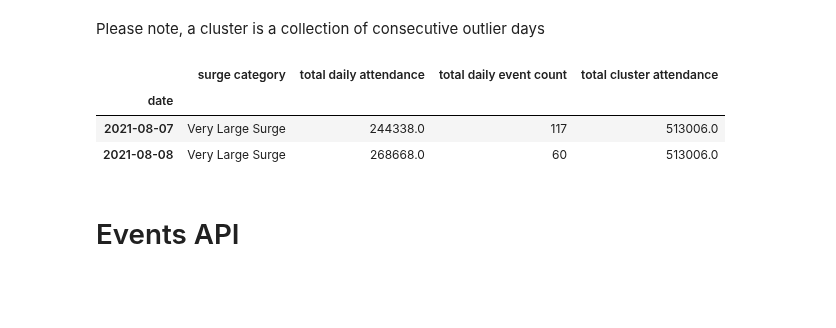
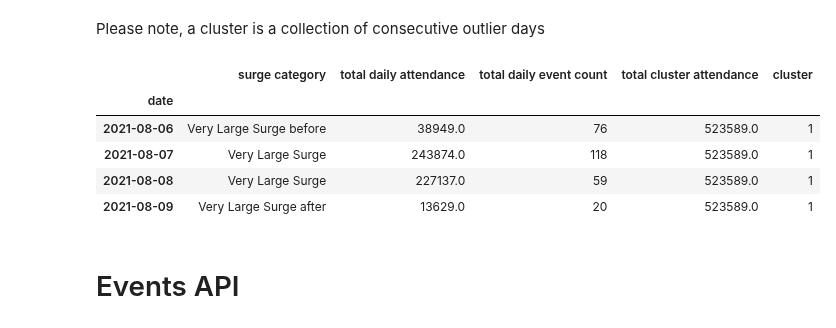
Before and after one commit to predicthq/phq-data-science-docs, a Jupyter notebook: demand-surge/demand-surge-notebook.ipynb, the cells around one changed output. Cells and saved outputs as stored; diff of their text form; code cells hidden in the pictures; blank space fills up the shorter version.

Commit message:
Expand before and after of demand surge day for event stats.

```diff
--- a/demand-surge/demand-surge-notebook.ipynb
+++ b/demand-surge/demand-surge-notebook.ipynb
@@ -281,11 +281,49 @@ print(
 Outlier dates are: ['2021-08-07', '2021-08-08']
 # %% [markdown]
 ## Checkpoint
+# %%
+# For particular day, there might be multiple day type info. For example, it could be
+# a demand surge day and it also could be the day next to another demand surge day.
+# Scores are used to distinguish the different day types, i.e., if the day is a demand surge day,
+# the day score is 0; if the day is before or after another demand surge day, the score is
+# represented by "outlier_day_score".
+outlier_day_score = {"Medium Surge":3,
+                     "Large Surge":2,
+                     "Very Large Surge":1,
+                    }
 # %%
 if identify_outlier_dates_category(df)['outlier_dates'].empty:
     print("No outlier days detected: further analyses not needed")
 
 else:
+    # if outlier days are detected, expand outlier days for events stats
+    outliers_extended = []
+    for outlier in outlier_dates_category.to_dict(orient='records'):
+        surge_category = outlier['surge_category']
+        outlier_date = outlier['outlier_dates']
+
+        outlier_day_before = outlier_date-timedelta(days=1)
+        outliers_extended.append({'outlier_dates': outlier_day_before,
+                                 'surge_category': f'{surge_category} before',
+                                 'day_score':outlier_day_score[surge_category]})
+
+        outliers_extended.append({'outlier_dates': outlier_date,
+                                     'surge_category': surge_category,
+                                 'day_score': 0})
+
+        outlier_day_after = outlier_date+timedelta(days=1)
+        outliers_extended.append({'outlier_dates': outlier_day_after,
+                                     'surge_category': f'{surge_category} after',
+                                 'day_score':outlier_day_score[surge_category]})
+
+    # Create dataframe for outlier days. For day with multiple type info, only the one
+    # with minimum score is kept.
+    outlier_dates_category = pd.DataFrame(outliers_extended).\
+                                sort_values(['outlier_dates', 'day_score']).\
+                                drop_duplicates(subset=['outlier_dates'])
+    outlier_dates_category = outlier_dates_category[['outlier_dates', 'surge_category']]
+    outlier_dates = outlier_dates_category['outlier_dates']
+
     print("At least one outlier day detected: please continue")
 # %% [output]
 At least one outlier day detected: please continue
@@ -320,26 +363,28 @@ Please note, a cluster is a collection of consecutive outlier days
 # %%
 stats = df[df.index.isin(outlier_dates)].copy()
 stats["cluster"] = (stats.index.to_series().diff() != pd.Timedelta("1d")).cumsum()
 summary_stats = stats.assign(
         phq_attendance_stats_sum_cluster=stats.groupby(
             ["cluster"]
         ).phq_attendance_stats_sum.transform("sum")
-    ).filter(regex="phq_attendance_stats_").rename(
+    ).filter(regex="phq_attendance_stats_|cluster").rename(
         columns={
             "phq_attendance_stats_sum": "total daily attendance",
             "phq_attendance_stats_count": "total daily event count",
             "phq_attendance_stats_sum_cluster": "total cluster attendance",
         }
     )
 summary_stats["surge category"] = list(outlier_dates_category['surge_category'])
 #reorder the columns
-summary_stats = summary_stats[['surge category', 'total daily attendance', 'total daily event count', 'total cluster attendance']]
+summary_stats = summary_stats[['surge category', 'total daily attendance', 'total daily event count', 'total cluster attendance', 'cluster']]
 summary_stats
 # %% [output]
-|  | surge category | total daily attendance | total daily event count | total cluster attendance |
-| date |  |  |  |  |
-| 2021-08-07 | Very Large Surge | 244338.0 | 117 | 513006.0 |
-| 2021-08-08 | Very Large Surge | 268668.0 | 60 | 513006.0 |
+|  | surge category | total daily attendance | total daily event count | total cluster attendance | cluster |
+| date |  |  |  |  |  |
+| 2021-08-06 | Very Large Surge before | 38949.0 | 76 | 523589.0 | 1 |
+| 2021-08-07 | Very Large Surge | 243874.0 | 118 | 523589.0 | 1 |
+| 2021-08-08 | Very Large Surge | 227137.0 | 59 | 523589.0 | 1 |
+| 2021-08-09 | Very Large Surge after | 13629.0 | 20 | 523589.0 | 1 |
 # %% [markdown]
 # Events API <a class="anchor" id="events-api"></a>
 # %%
```
Also changed, not shown: parts of 3 cells of this notebook.
